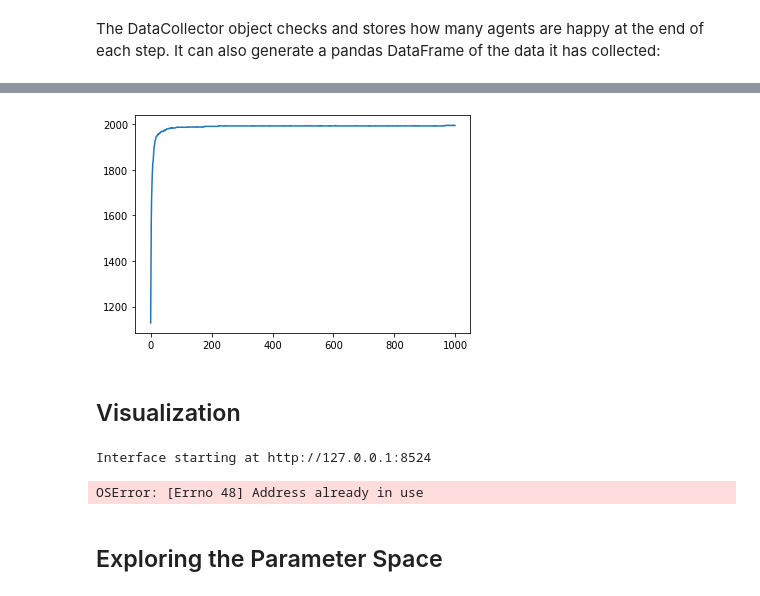
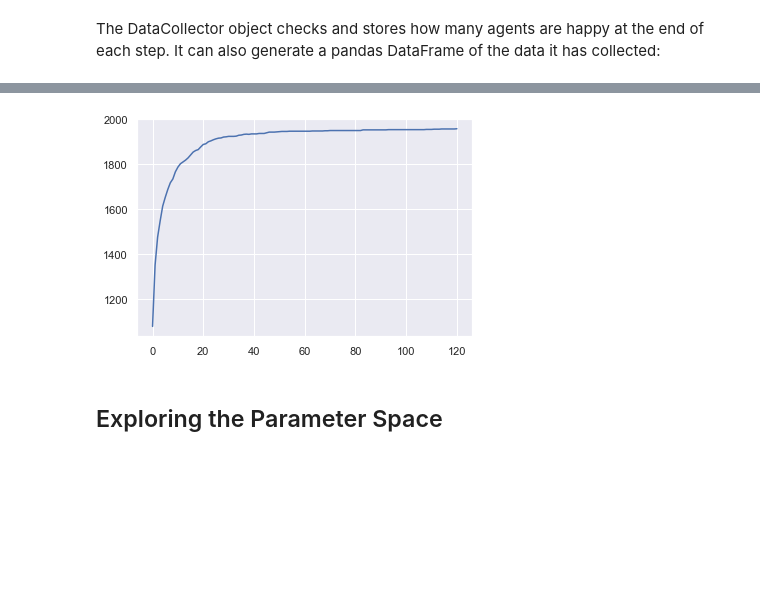
Before and after one commit to epacuit/ppe-simulations, a Jupyter notebook: _build/jupyter_execute/course-content/01-schelling.ipynb, the cells around one changed output, grey strips where cells are left out. Saved outputs shown, nothing was run; the diff lists cells and outputs as text; code cells hidden in the pictures; blank space fills up the shorter version.

```diff
--- a/_build/jupyter_execute/course-content/01-schelling.ipynb
+++ b/_build/jupyter_execute/course-content/01-schelling.ipynb
@@ -250,36 +256,9 @@ model_out.head()
-# %%
-model_out.happy.plot();
-# %% [output]
-[figure, removed]
-# %% [markdown]
-## Visualization
-# %%
-from mesa.visualization.modules import CanvasGrid, ChartModule
-from mesa.visualization.ModularVisualization import ModularServer
-
-
-def agent_portrayal(agent):
-    portrayal = {"Shape": "circle",
-                 "Filled": "true",
-                 "Layer": 0,
-                 "Color": "red" if agent.type == 0 else "blue",
-                 "r": 0.5}
-    return portrayal
-
-grid = CanvasGrid(agent_portrayal, 50, 50, 500, 500)
-server = ModularServer(SchellingModel,
-                       [grid],
-                       "SchellingModel Model",
-                       {"height":50,
-                        "width":50,
-                        "density":0.6,
-                        "minority_percent": 0.2,
-                        "homophily": 4})
-server.port = 8524 # The default
-server.launch()
-# %% [output]
-Interface starting at http://127.0.0.1:8524
-OSError: [Errno 48] Address already in use
+# %%
+import seaborn as sns
+sns.set()
+model_out.happy.plot();
+# %% [output]
+[figure, added]
 # %% [markdown]
 ## Exploring the Parameter Space
 # %%
```
Also changed, not shown: parts of 9 cells of this notebook, 47 other files.
